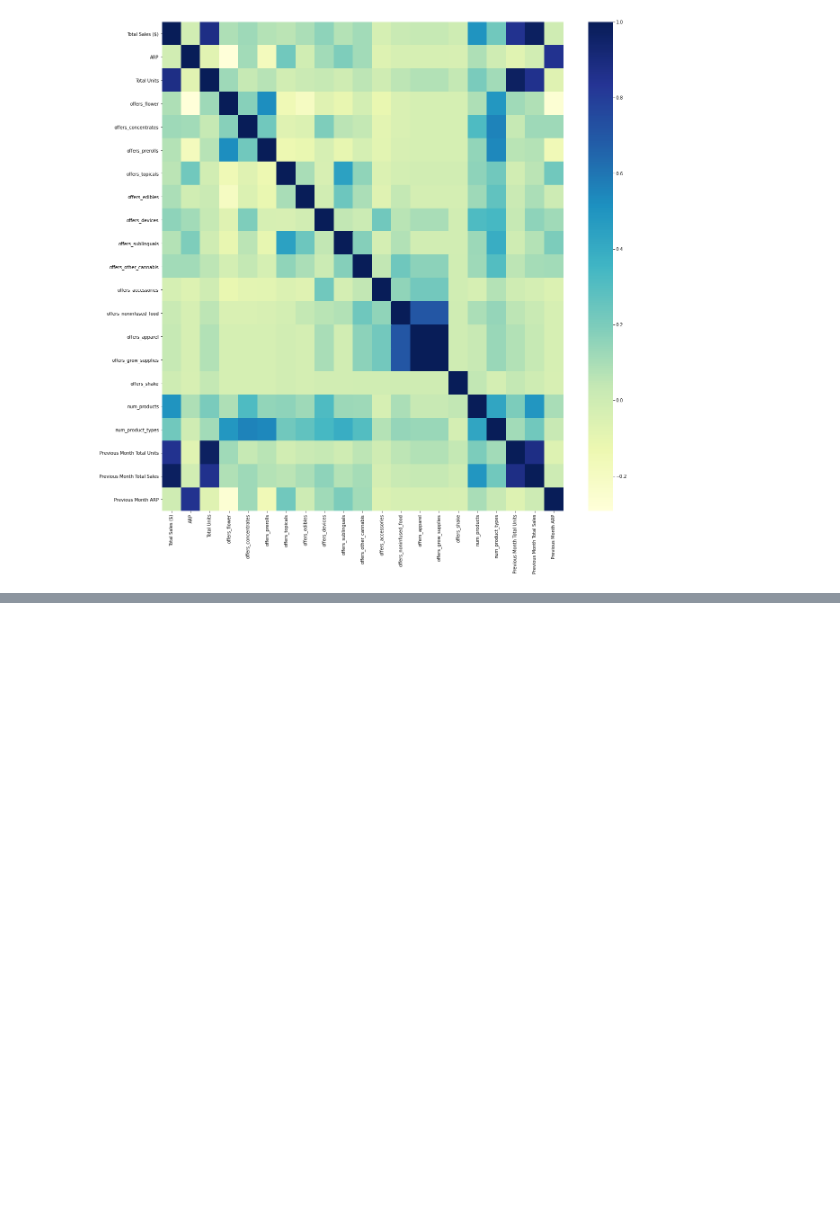
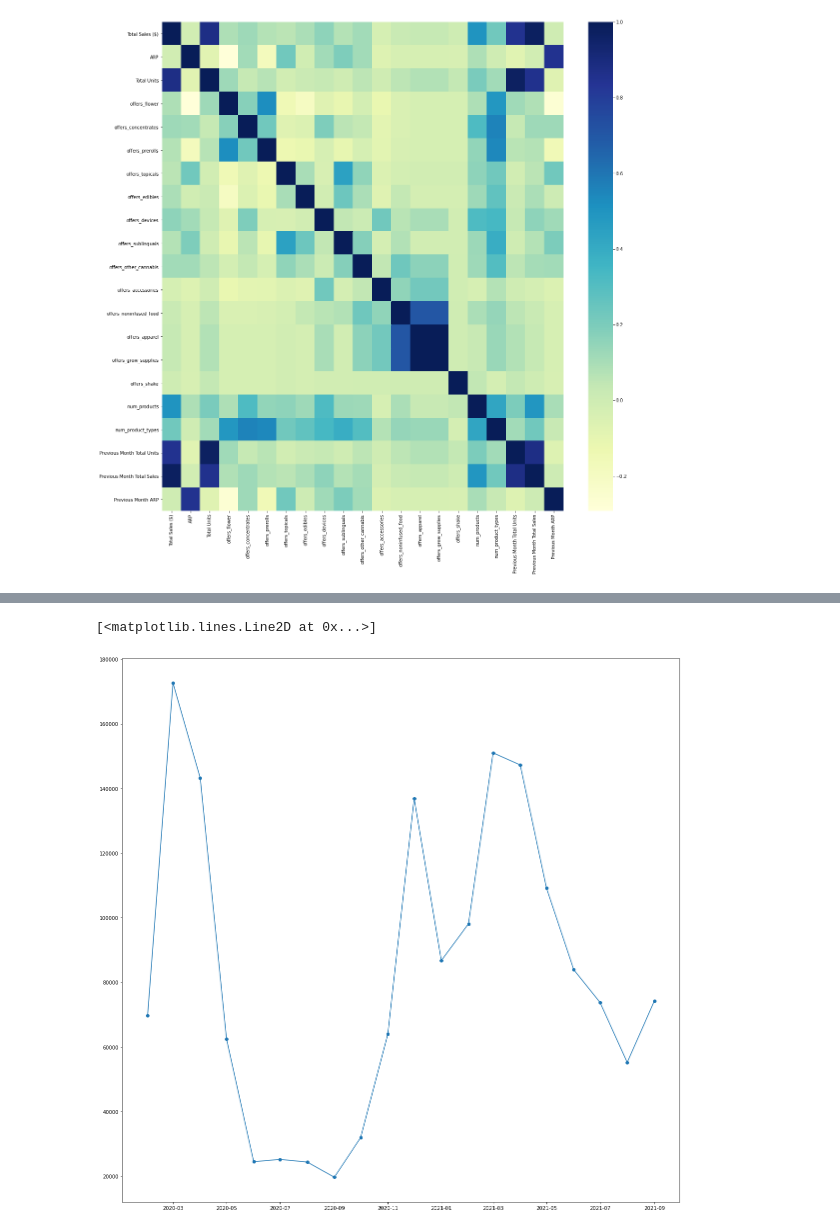
Before and after one commit to akarapetian/cs148-project3, a Jupyter notebook: proj3.ipynb, the cells around one changed output, grey strips where cells are left out. Drawn from its saved outputs; the diff is of its cells as text; code cells hidden in the pictures; blank space fills up the shorter version.

Commit message:
added scatter plots

```diff
--- a/proj3.ipynb
+++ b/proj3.ipynb
@@ -768,0 +796,9 @@ df.corr()
+# %%
+#make scatter based on brand name
+brandDf = df.loc[df['Brand'] == "11:11"]
+n = 150
+plt.figure(figsize=(20,20))
+plt.plot_date(brandDf['Month'], brandDf['Total Sales ($)'], linestyle='solid')
+# %% [output]
+[<matplotlib.lines.Line2D at 0x...>]
+[figure, added]
```
Also changed, not shown: parts of 2 cells of this notebook.
